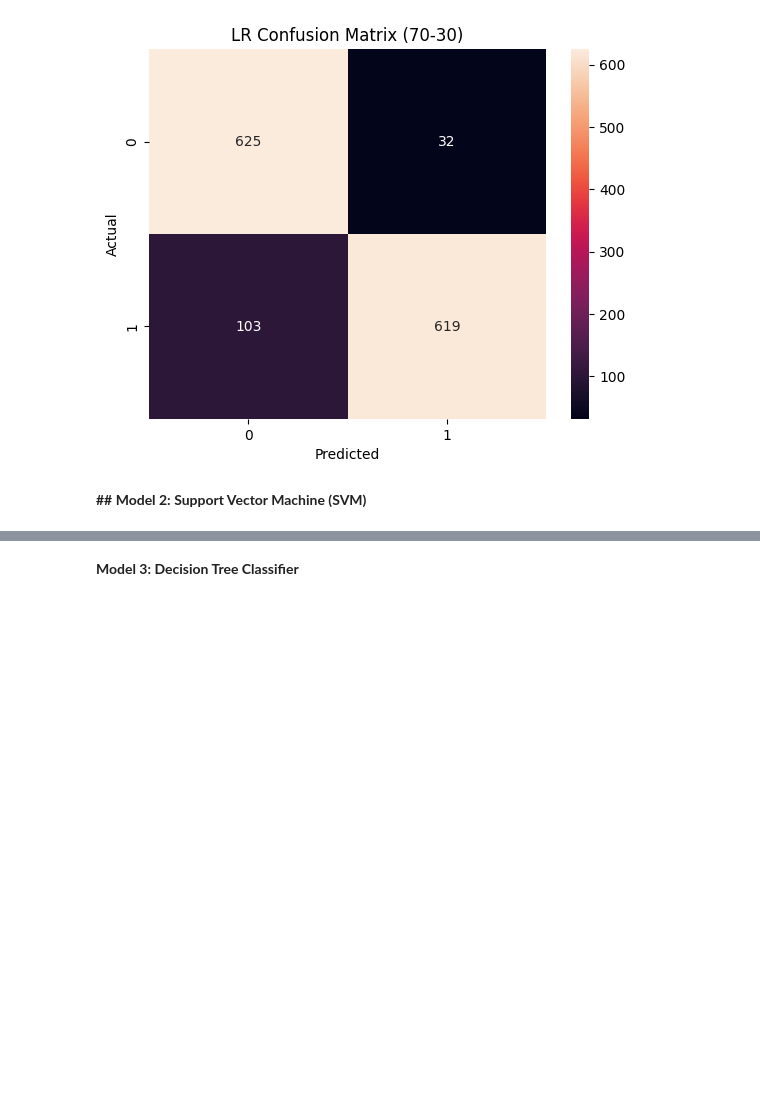
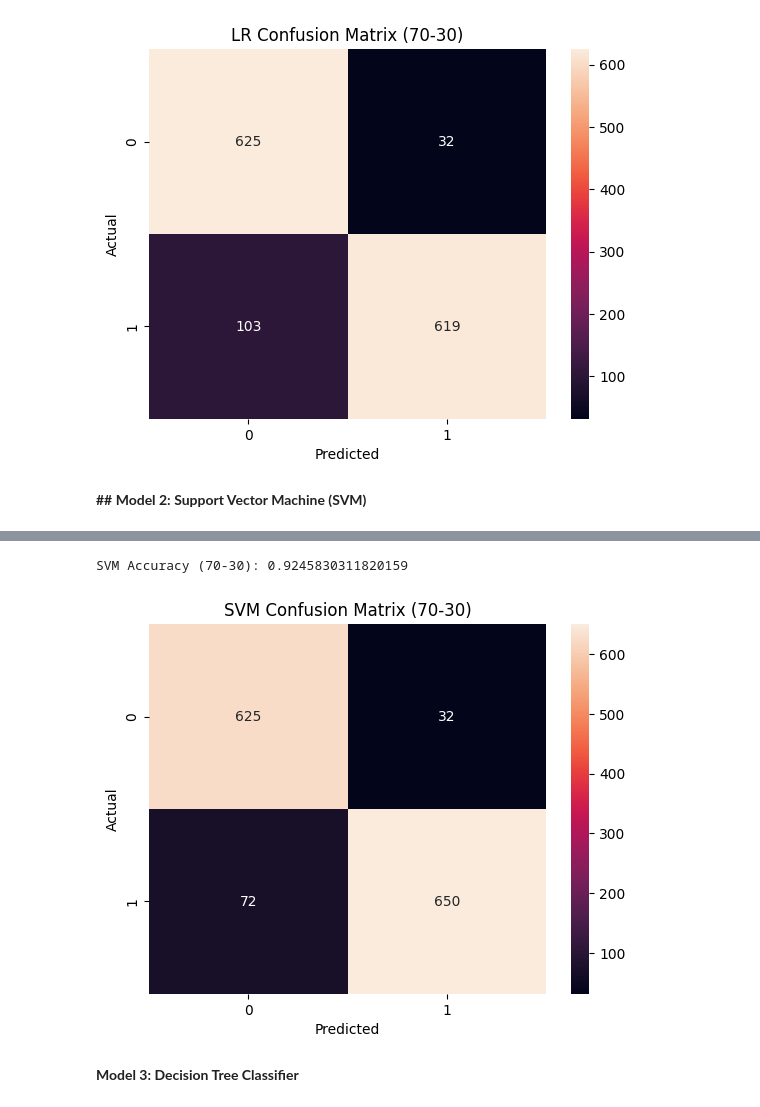
Before and after one commit to AkhilKrishna016/fake-news-detection-ml, a Jupyter notebook: fake_news_models.ipynb, the cells around one changed output, grey strips where cells are left out. Drawn from its saved outputs; the diff is of its cells as text; code cells hidden in the pictures; blank space fills up the shorter version.

```diff
--- a/fake_news_models.ipynb
+++ b/fake_news_models.ipynb
@@ -140,3 +141,23 @@ weighted avg       0.93      0.93      0.93       919
+# %%
+
+# ---------- 70-30 ----------
+svm_70 = LinearSVC()
+svm_70.fit(X_train_70, y_train_70)
+
+pred_svm_70 = svm_70.predict(X_test_70)
+
+print("SVM Accuracy (70-30):", accuracy_score(y_test_70, pred_svm_70))
+
+cm_svm_70 = confusion_matrix(y_test_70, pred_svm_70)
+
+sns.heatmap(cm_svm_70, annot=True, fmt='d')
+plt.title("SVM Confusion Matrix (70-30)")
+plt.xlabel("Predicted")
+plt.ylabel("Actual")
+plt.show()
+# %% [output]
+SVM Accuracy (70-30): 0.9245830311820159
+[figure, added]
 # %% [markdown]
 **Model 3: Decision Tree Classifier**
 # %%
```
Also changed, not shown: parts of 5 cells of this notebook.
